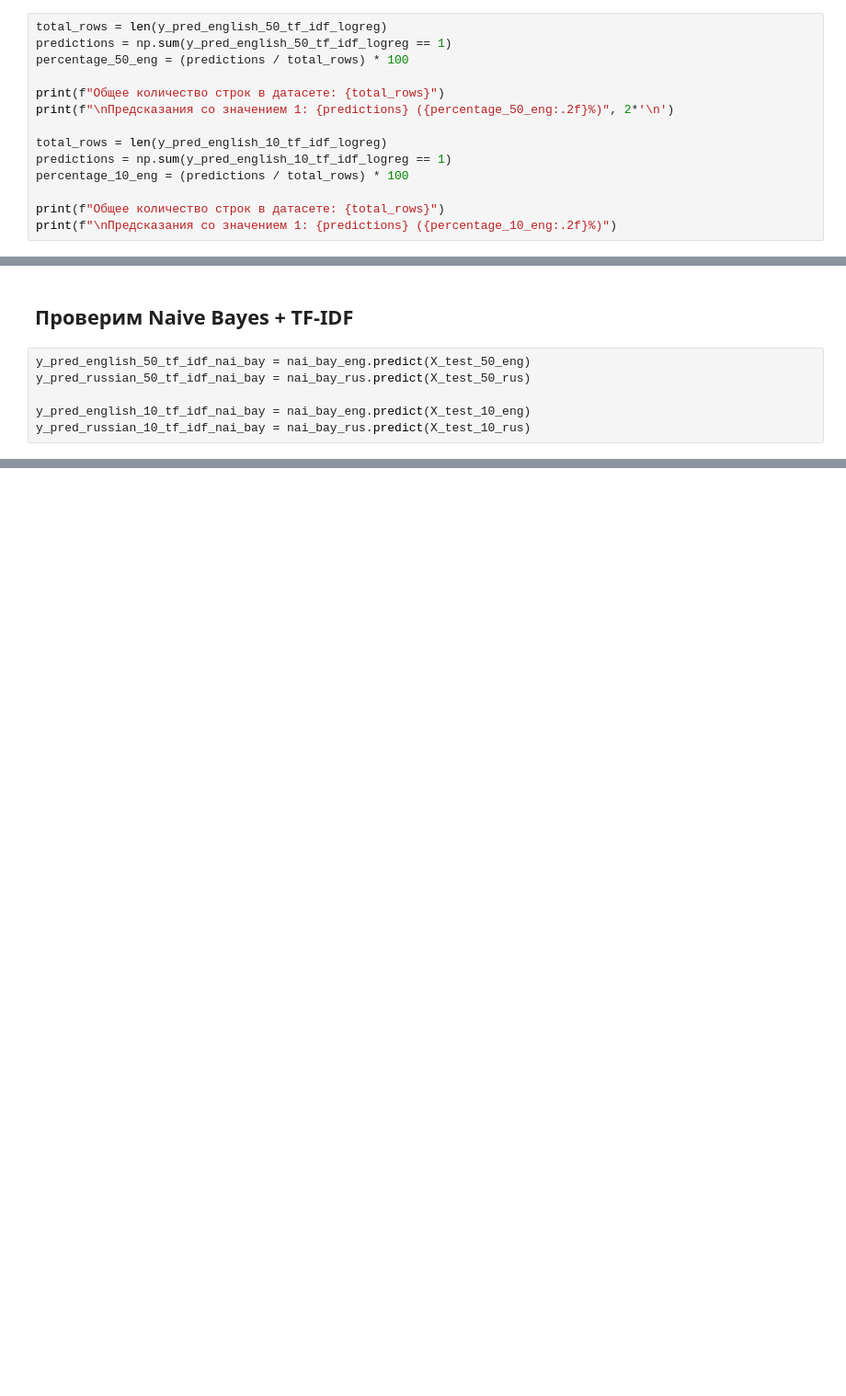
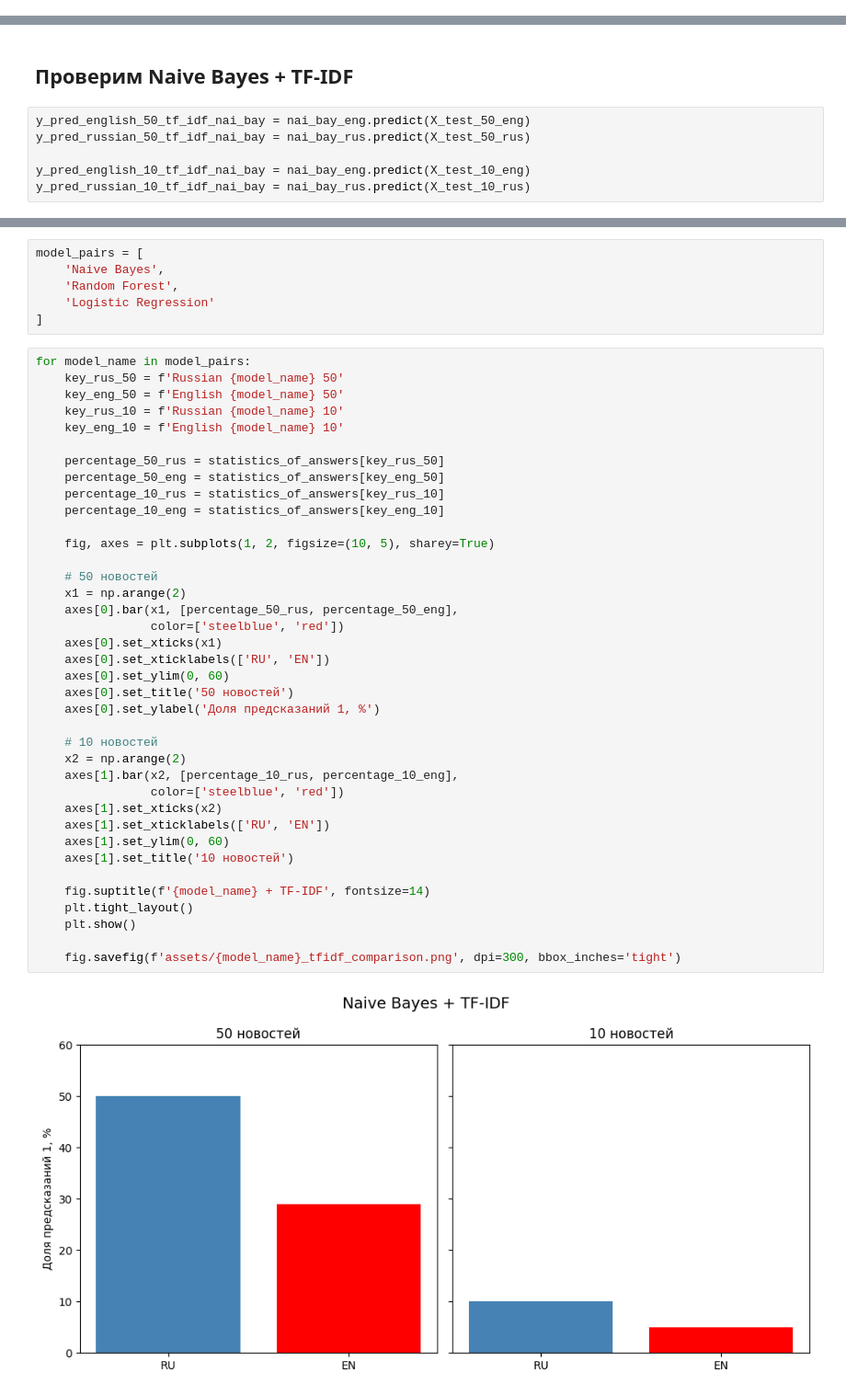
Before and after one commit to RafaelPozoyan/russian_fake_news_detector, a Jupyter notebook: approach_comparsion.ipynb, the cells around one changed output, grey strips where cells are left out. Shown: that part at 92% size. Saved outputs shown, nothing was run; the diff lists cells and outputs as text; blank space fills up the shorter version.

```diff
--- a/approach_comparsion.ipynb
+++ b/approach_comparsion.ipynb
@@ -290,17 +255,3 @@ y_pred_english_50_tf_idf_logreg = log_reg_eng.predict(X_test_50_eng)
 
 X_test_10_eng = tfidf_vectorizer_eng.transform(comparsion_dataset_10_eng['combined_text_en'])
 y_pred_english_10_tf_idf_logreg = log_reg_eng.predict(X_test_10_eng)
-# %%
-total_rows = len(y_pred_english_50_tf_idf_logreg)
-predictions = np.sum(y_pred_english_50_tf_idf_logreg == 1)
-percentage_50_eng = (predictions / total_rows) * 100
-
-print(f"Общее количество строк в датасете: {total_rows}")
-print(f"\nПредсказания со значением 1: {predictions} ({percentage_50_eng:.2f}%)", 2*'\n')
-
-total_rows = len(y_pred_english_10_tf_idf_logreg)
-predictions = np.sum(y_pred_english_10_tf_idf_logreg == 1)
-percentage_10_eng = (predictions / total_rows) * 100
-
-print(f"Общее количество строк в датасете: {total_rows}")
-print(f"\nПредсказания со значением 1: {predictions} ({percentage_10_eng:.2f}%)")
@@ -514,0 +313,46 @@ fig.savefig('assets/logreg_naibay_tfidf_comparison.png', dpi=300, bbox_inches='t
+# %%
+model_pairs = [
+    'Naive Bayes',
+    'Random Forest',
+    'Logistic Regression'
+]
+# %%
+for model_name in model_pairs:
+    key_rus_50 = f'Russian {model_name} 50'
+    key_eng_50 = f'English {model_name} 50'
+    key_rus_10 = f'Russian {model_name} 10'
+    key_eng_10 = f'English {model_name} 10'
+
+    percentage_50_rus = statistics_of_answers[key_rus_50]
+    percentage_50_eng = statistics_of_answers[key_eng_50]
+    percentage_10_rus = statistics_of_answers[key_rus_10]
+    percentage_10_eng = statistics_of_answers[key_eng_10]
+
+    fig, axes = plt.subplots(1, 2, figsize=(10, 5), sharey=True)
+
+    # 50 новостей
+    x1 = np.arange(2)
+    axes[0].bar(x1, [percentage_50_rus, percentage_50_eng],
+                color=['steelblue', 'red'])
+    axes[0].set_xticks(x1)
+    axes[0].set_xticklabels(['RU', 'EN'])
+    axes[0].set_ylim(0, 60)
+    axes[0].set_title('50 новостей')
+    axes[0].set_ylabel('Доля предсказаний 1, %')
+
+    # 10 новостей
+    x2 = np.arange(2)
+    axes[1].bar(x2, [percentage_10_rus, percentage_10_eng],
+                color=['steelblue', 'red'])
+    axes[1].set_xticks(x2)
+    axes[1].set_xticklabels(['RU', 'EN'])
+    axes[1].set_ylim(0, 60)
+    axes[1].set_title('10 новостей')
+
+    fig.suptitle(f'{model_name} + TF-IDF', fontsize=14)
+    plt.tight_layout()
+    plt.show()
+
+    fig.savefig(f'assets/{model_name}_tfidf_comparison.png', dpi=300, bbox_inches='tight')
+# %% [output]
+[figure, added]
```
Also changed, not shown: parts of 13 cells of this notebook, 5 other files.
